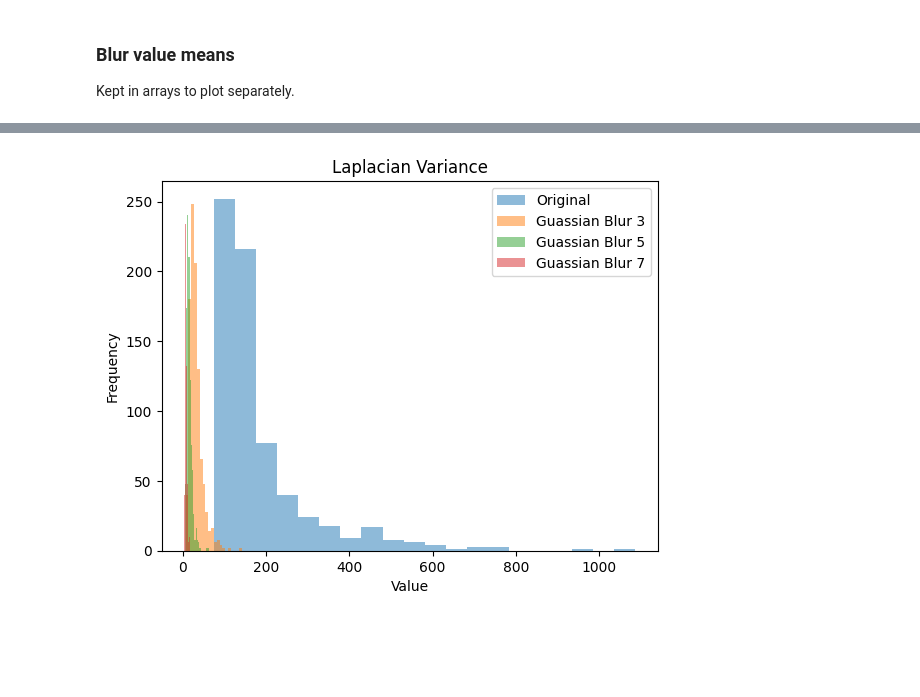
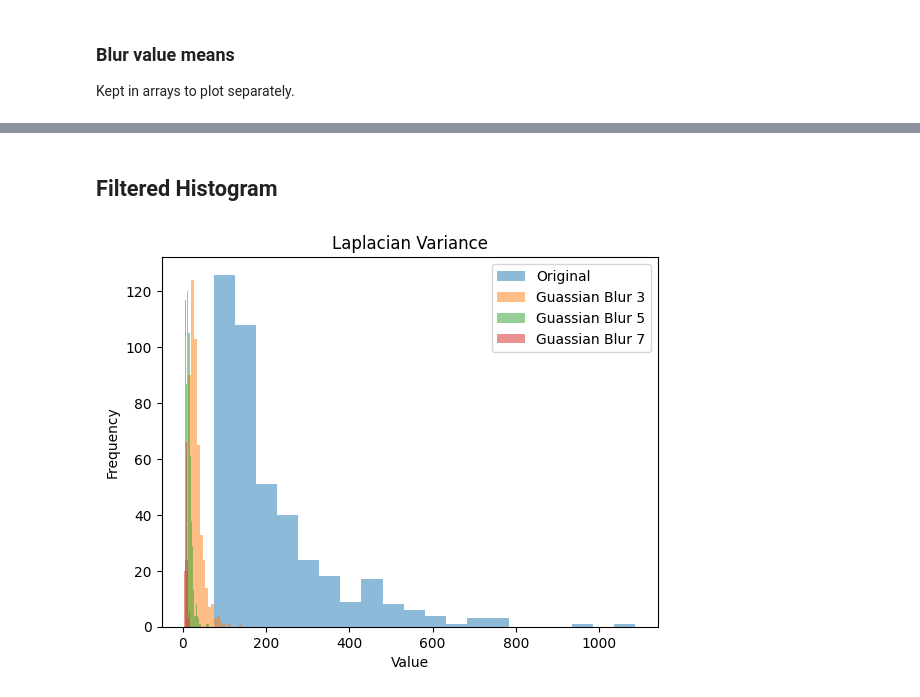
Before and after one commit to UCSC-TYGP-G07/icao-guidelines-server, a Jupyter notebook: detectors/blur/laplacian/laplacian.ipynb, the cells around one changed output, grey strips where cells are left out. Drawn from its saved outputs; the diff is of its cells as text; code cells hidden in the pictures; blank space fills up the shorter version.

```diff
--- a/detectors/blur/laplacian/laplacian.ipynb
+++ b/detectors/blur/laplacian/laplacian.ipynb
@@ -115,0 +126,25 @@ plt.show()
+# %%
+from tabulate import tabulate
+
+# Error estimations
+original_size = len(original_vals)
+original_vals_copy = [i for i in original_vals if i > 75]
+filtered_size = len(original_vals_copy)
+
+blur3_incorrect_size = len([i for i in gaussian_blur3_vals if i > 75])
+blur5_incorrect_size = len([i for i in gaussian_blur5_vals if i > 75])
+blur7_incorrect_size = len([i for i in gaussian_blur7_vals if i > 75])
+
+headers = ["GBlur Factor", "Incorrect Images", "Incorrect Percentage"]
+table = [
+    ["Original-Missing", filtered_size, f"{(original_size-filtered_size)/original_size*100}%"],
+    ["GBlur 3", blur3_incorrect_size, f"{blur3_incorrect_size/original_size*100}%"],
+    ["GBlur 5", blur5_incorrect_size, f"{blur5_incorrect_size/original_size*100}%"],
+    ["GBlur 7", blur7_incorrect_size, f"{blur7_incorrect_size/original_size*100}%"]
+]
+
+print(tabulate(table, headers, tablefmt="simple_grid"))
+
+print(f"Original size: {original_size}")
+print(f"Filtered size: {filtered_size}")
+print(f"Filtered percentage: {filtered_size/original_size*100}%")
@@ -116,29 +166,28 @@ plt.show()
+# %% [markdown]
+## Filtered Histogram
 # %%
 import matplotlib.pyplot as plt
 
 # Create a figure and axis
 fig, ax = plt.subplots()
 
-# original_vals = [i for i in original_vals if i < 200]
-original_vals = [i for i in original_vals if i > 75]
-
 # Plot the histograms
 n_bins = 20  # Number of bins in the histogram
-ax.hist(original_vals, bins=n_bins, alpha=0.5, label='Original')
+ax.hist(original_vals_copy, bins=n_bins, alpha=0.5, label='Original')
 ax.hist(gaussian_blur3_vals, bins=n_bins, alpha=0.5, label='Guassian Blur 3')
 ax.hist(gaussian_blur5_vals, bins=n_bins, alpha=0.5, label='Guassian Blur 5')
 ax.hist(gaussian_blur7_vals, bins=n_bins, alpha=0.5, label='Guassian Blur 7')
 
 # Add labels and title
 ax.set_xlabel('Value')
 ax.set_ylabel('Frequency')
 ax.set_title('Laplacian Variance')
 
 # Add legend
 ax.legend()
 plt.savefig(PATH + 'laplacian_variance.png')
 
 # Show the plot
 plt.show()
 # %% [output]
-[figure, old version]
+[figure, new version]
```
Also changed, not shown: parts of 4 cells of this notebook, 5 other files.
